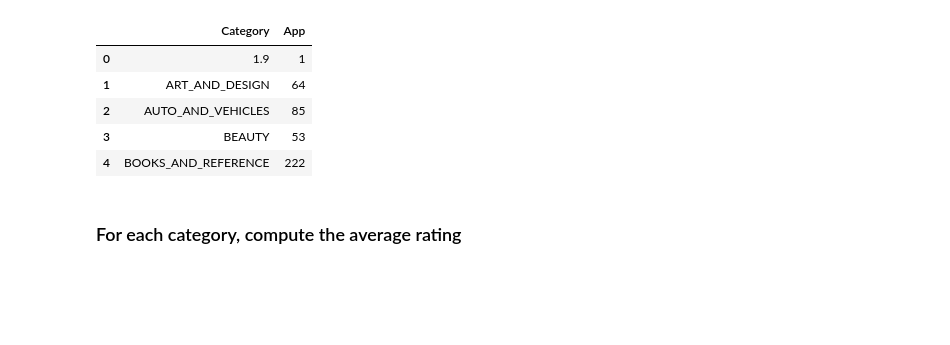
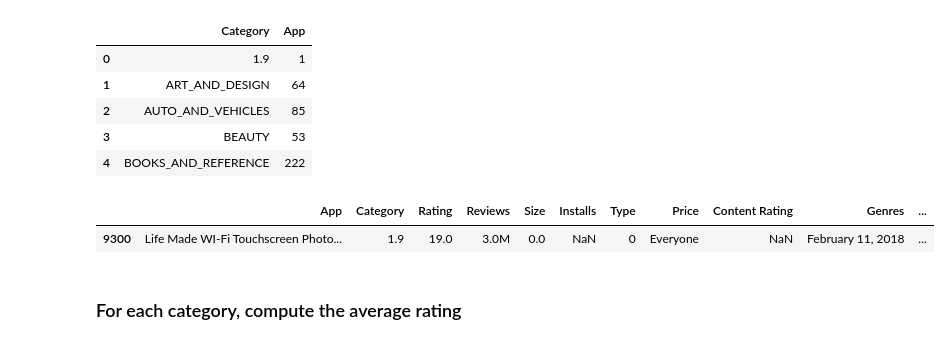
Before and after one commit to KinaBona/Projects, a Jupyter notebook: PROGETTOCS.ipynb, the cells around one changed output. Cells and saved outputs as stored; diff of their text form; code cells hidden in the pictures; blank space fills up the shorter version.

```diff
--- a/PROGETTOCS.ipynb
+++ b/PROGETTOCS.ipynb
@@ -94,5 +94,6 @@ categories.head()
 | 4 | BOOKS_AND_REFERENCE | 222 |
 # %%
 gps2.loc[gps2['Category'] == '1.9'] #identifies uncorrect row
-gps2.loc[9300]
-gps2=gps2.drop(gps2.index[9300])
+# %% [output]
+|  | App | Category | Rating | Reviews | Size | Installs | Type | Price | Content Rating | Genres | ... |
+| 9300 | Life Made WI-Fi Touchscreen Photo... | 1.9 | 19.0 | 3.0M | 0.0 | NaN | 0 | Everyone | NaN | February 11, 2018 | ... |
```
Also changed, not shown: parts of 3 cells of this notebook.
